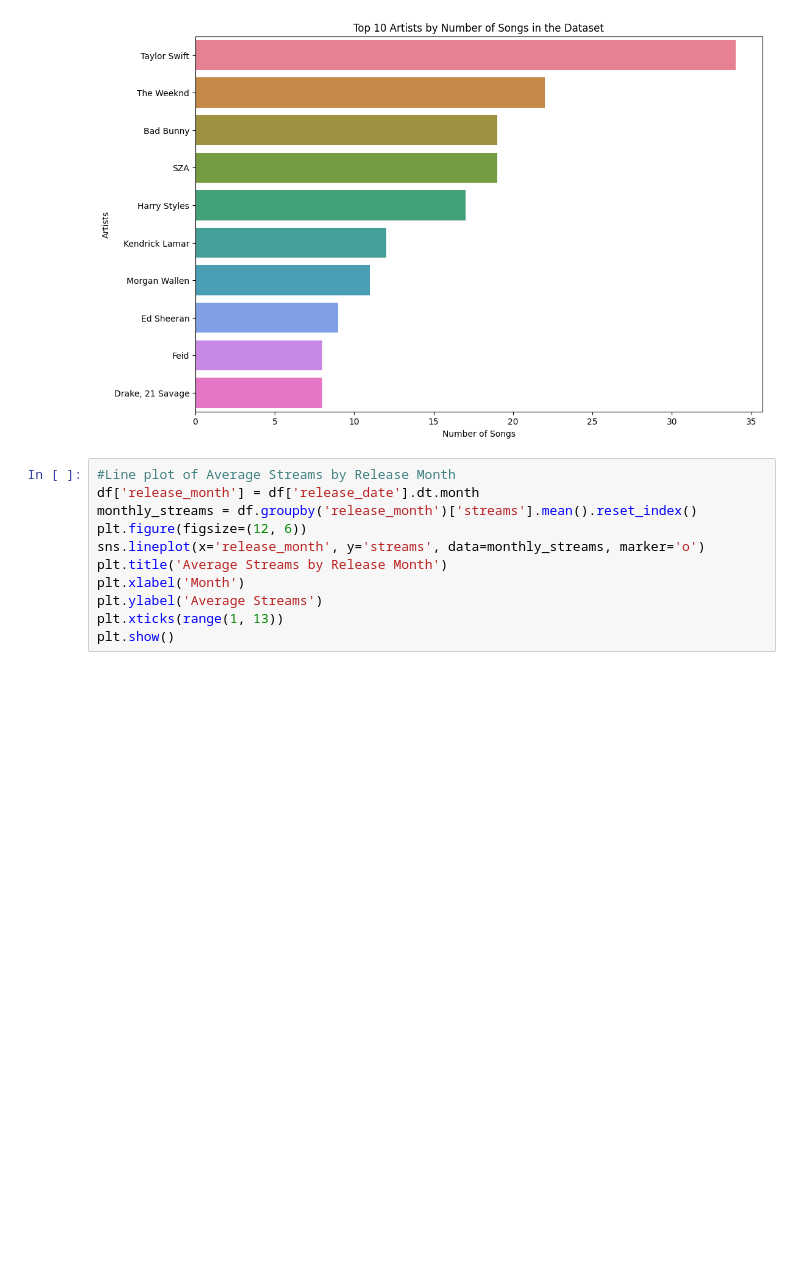
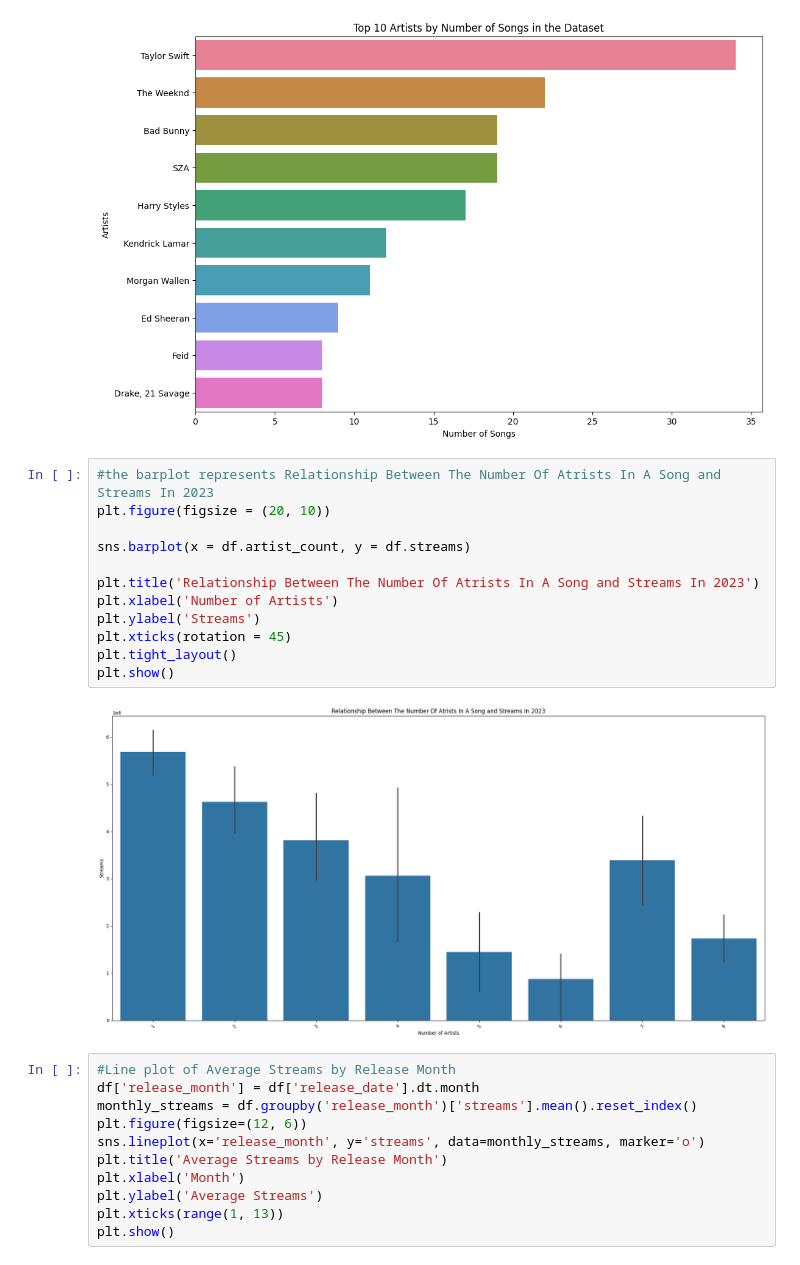
Before and after one commit to akhilsamvarghese/Spotify_Dataset_Visualisation, a Jupyter notebook: Spotify_Data_Visualization.ipynb, the cells around one changed output. Drawn from its saved outputs; the diff is of its cells as text; blank space fills up the shorter version.

Commit message:
added few more visualization techinques

```diff
--- a/Spotify_Data_Visualization.ipynb
+++ b/Spotify_Data_Visualization.ipynb
@@ -421,6 +412,20 @@ Passing `palette` without assigning `hue` is deprecated and will be removed in v
 
   sns.barplot(x=top_artists_by_songs.values, y=top_artists_by_songs.index, palette='husl')
 [figure]
+# %%
+#the barplot represents Relationship Between The Number Of Atrists In A Song and Streams In 2023
+plt.figure(figsize = (20, 10))
+
+sns.barplot(x = df.artist_count, y = df.streams)
+
+plt.title('Relationship Between The Number Of Atrists In A Song and Streams In 2023')
+plt.xlabel('Number of Artists')
+plt.ylabel('Streams')
+plt.xticks(rotation = 45)
+plt.tight_layout()
+plt.show()
+# %% [output]
+[figure, added]
 # %%
 #Line plot of Average Streams by Release Month
 df['release_month'] = df['release_date'].dt.month
```
Also changed, not shown: parts of 2 cells of this notebook.
